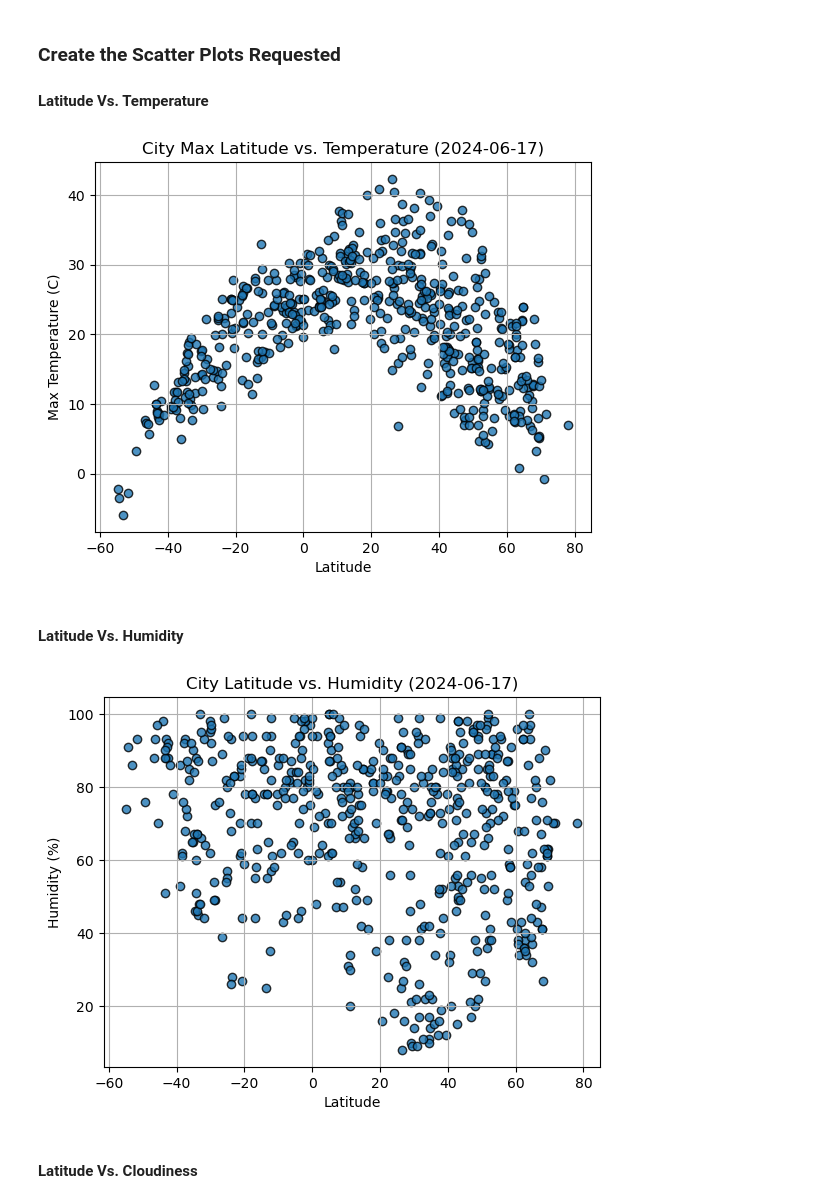
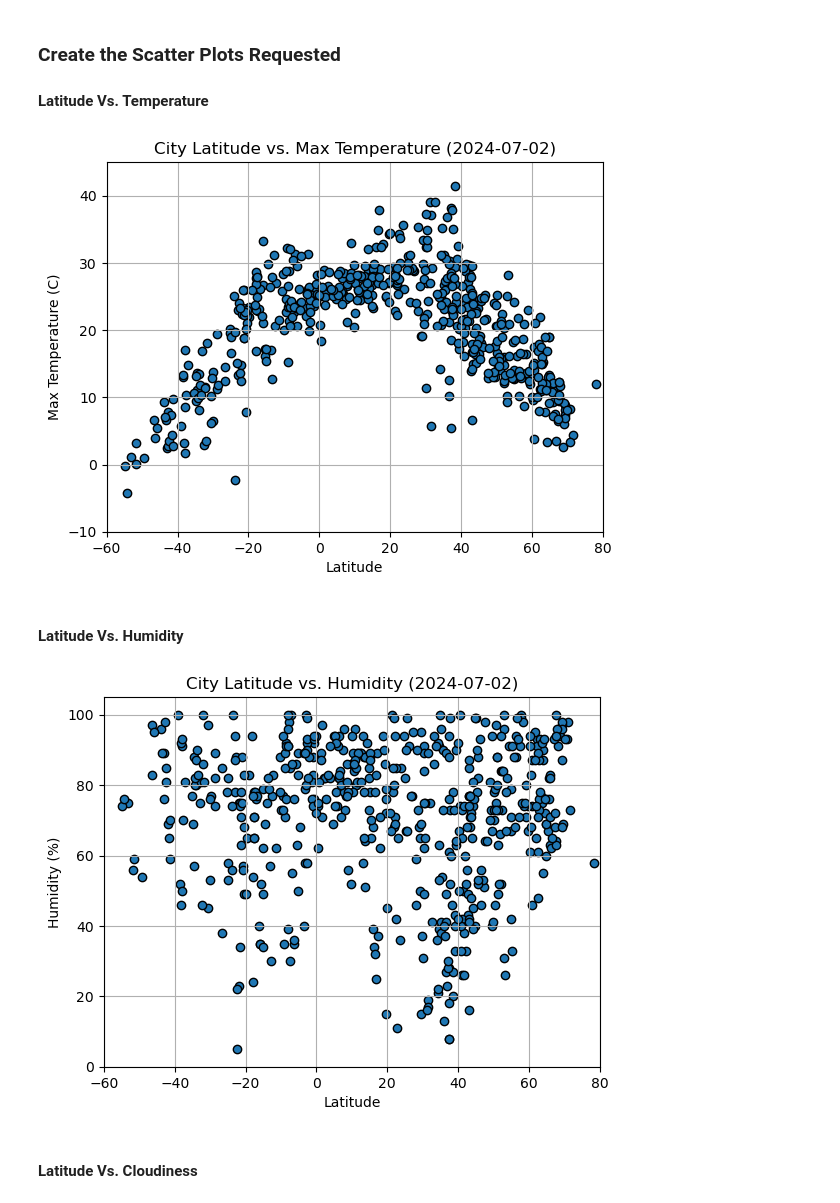
Before and after one commit to nbscarth/python-api-challenge, a Jupyter notebook: Weatherpy/WeatherPy.ipynb, the cells around one changed output. Drawn from its saved outputs; the diff is of its cells as text; code cells hidden in the pictures.

Commit message:
added some plots

```diff
--- a/Weatherpy/WeatherPy.ipynb
+++ b/Weatherpy/WeatherPy.ipynb
@@ -192,34 +192,43 @@ city_data_df.head()
 #### Latitude Vs. Temperature
 # %%
 # Build scatter plot for latitude vs. temperature
-# YOUR CODE HERE
+plt.scatter(city_data_df["Lat"], city_data_df["Max Temp"], edgecolors="black")
 
 # Incorporate the other graph properties
-# YOUR CODE HERE
-
+plt.title("City Latitude vs. Max Temperature (2024-07-02)")
+plt.xlabel("Latitude")
+plt.ylabel("Max Temperature (C)")
+plt.grid()
+plt.ylim(-10, 45)
+plt.xlim(-60,80)
 # Save the figure
 plt.savefig("output_data/Fig1.png")
 
 # Show plot
 plt.show()
 # %% [output]
-[figure, old version]
+[figure, new version]
 # %% [markdown]
 #### Latitude Vs. Humidity
 # %%
 # Build the scatter plots for latitude vs. humidity
-# YOUR CODE HERE
+plt.scatter(city_data_df["Lat"], city_data_df["Humidity"], edgecolors="black")
 
 # Incorporate the other graph properties
-# YOUR CODE HERE
+plt.title("City Latitude vs. Humidity (2024-07-02)")
+plt.xlabel("Latitude")
+plt.ylabel("Humidity (%)")
+plt.grid()
+plt.ylim(0, 105)
+plt.xlim(-60,80)
 
 # Save the figure
 plt.savefig("output_data/Fig2.png")
 
 # Show plot
 plt.show()
 # %% [output]
-[figure, old version]
+[figure, new version]
 # %% [markdown]
 #### Latitude Vs. Cloudiness
 # %%
```
Also changed, not shown: parts of 1 cell of this notebook, 3 other files.
